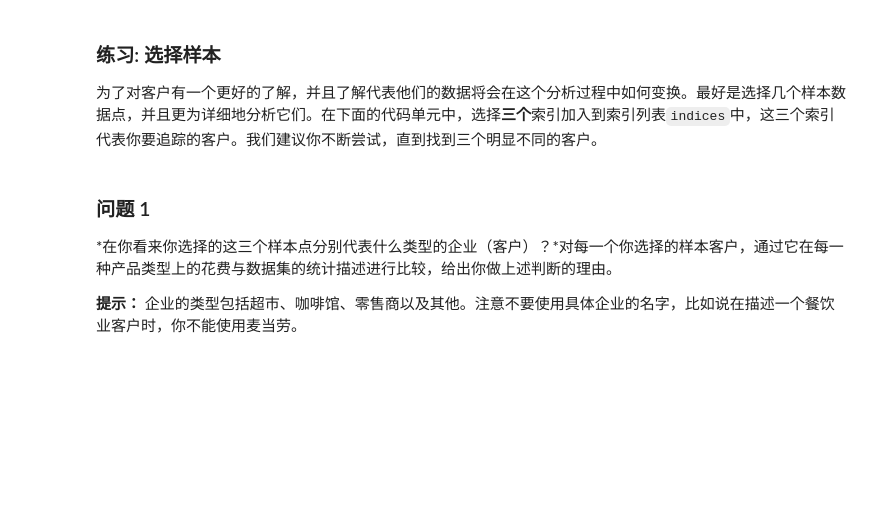
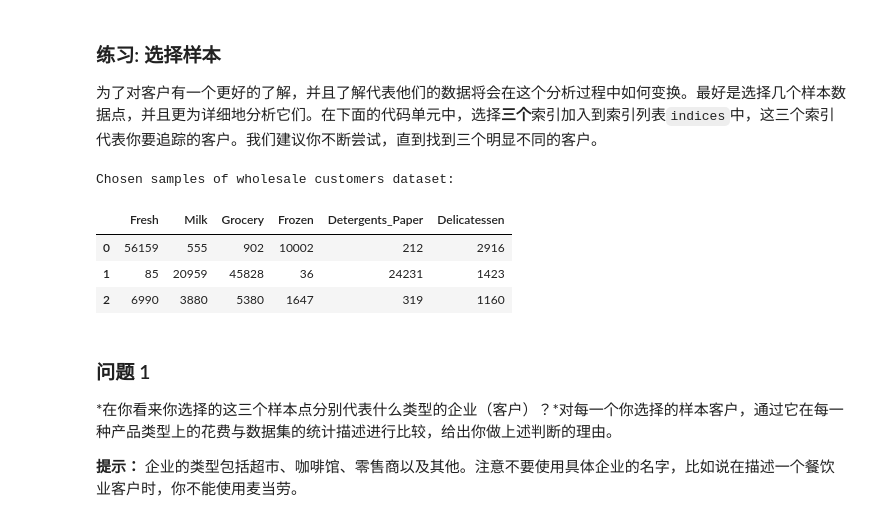
Before and after one commit to liyu10000/playboy, a Jupyter notebook: udacity/machine-learning/creating_customer_segments/customer_segments.ipynb, the cells around one changed output. Saved outputs shown, nothing was run; the diff lists cells and outputs as text; code cells hidden in the pictures; blank space fills up the shorter version.

```diff
--- a/udacity/machine-learning/creating_customer_segments/customer_segments.ipynb
+++ b/udacity/machine-learning/creating_customer_segments/customer_segments.ipynb
@@ -51,12 +63,18 @@ display(data.describe())
 为了对客户有一个更好的了解，并且了解代表他们的数据将会在这个分析过程中如何变换。最好是选择几个样本数据点，并且更为详细地分析它们。在下面的代码单元中，选择**三个**索引加入到索引列表`indices`中，这三个索引代表你要追踪的客户。我们建议你不断尝试，直到找到三个明显不同的客户。
 # %%
 # TODO：从数据集中选择三个你希望抽样的数据点的索引
-indices = []
+indices = [39,65,117]
 
 # 为选择的样本建立一个DataFrame
 samples = pd.DataFrame(data.loc[indices], columns = data.keys()).reset_index(drop = True)
 print "Chosen samples of wholesale customers dataset:"
 display(samples)
+# %% [output]
+Chosen samples of wholesale customers dataset:
+|  | Fresh | Milk | Grocery | Frozen | Detergents_Paper | Delicatessen |
+| 0 | 56159 | 555 | 902 | 10002 | 212 | 2916 |
+| 1 | 85 | 20959 | 45828 | 36 | 24231 | 1423 |
+| 2 | 6990 | 3880 | 5380 | 1647 | 319 | 1160 |
 # %% [markdown]
 ### 问题 1
 *在你看来你选择的这三个样本点分别代表什么类型的企业（客户）？*对每一个你选择的样本客户，通过它在每一种产品类型上的花费与数据集的统计描述进行比较，给出你做上述判断的理由。
```
Also changed, not shown: parts of 11 cells of this notebook, 2 other files.
